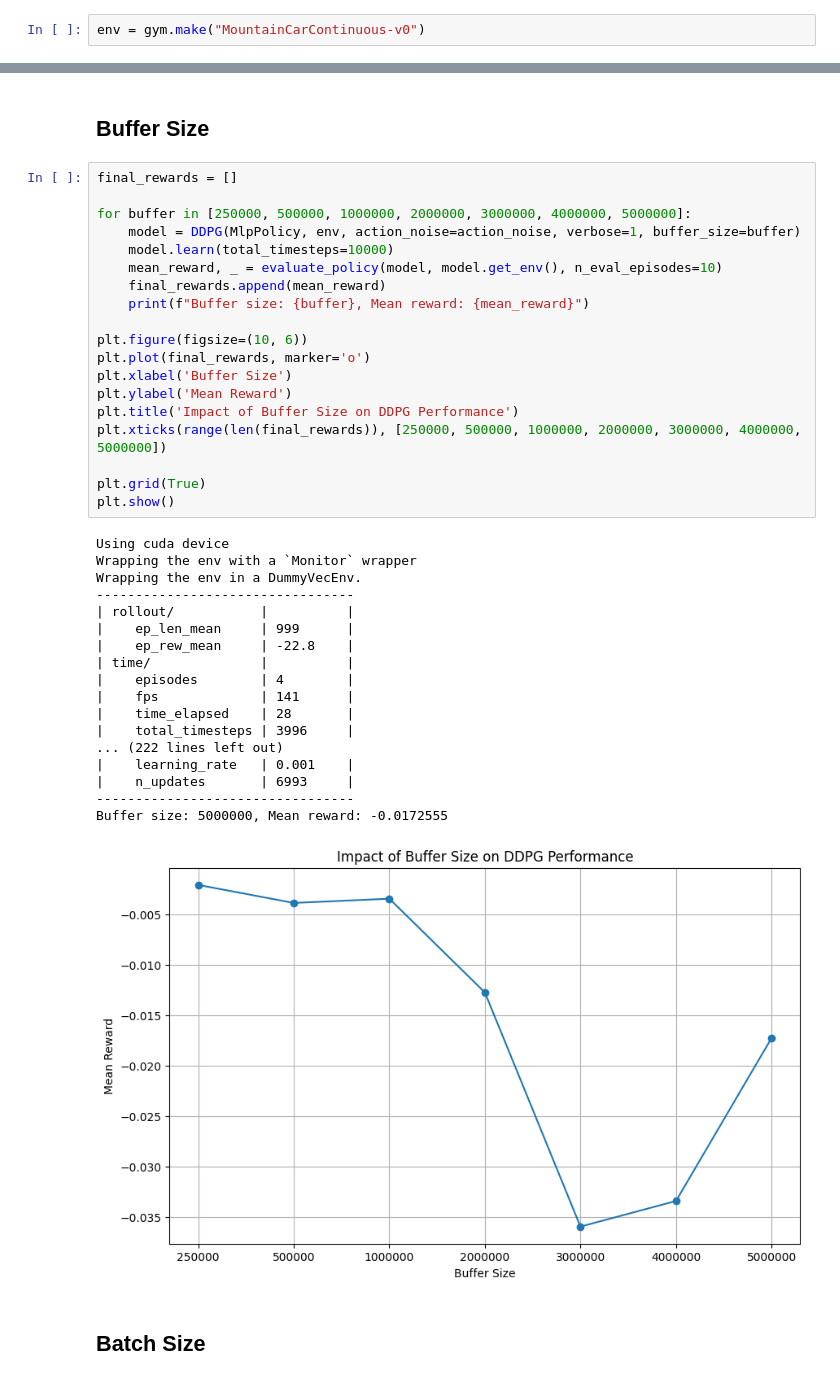
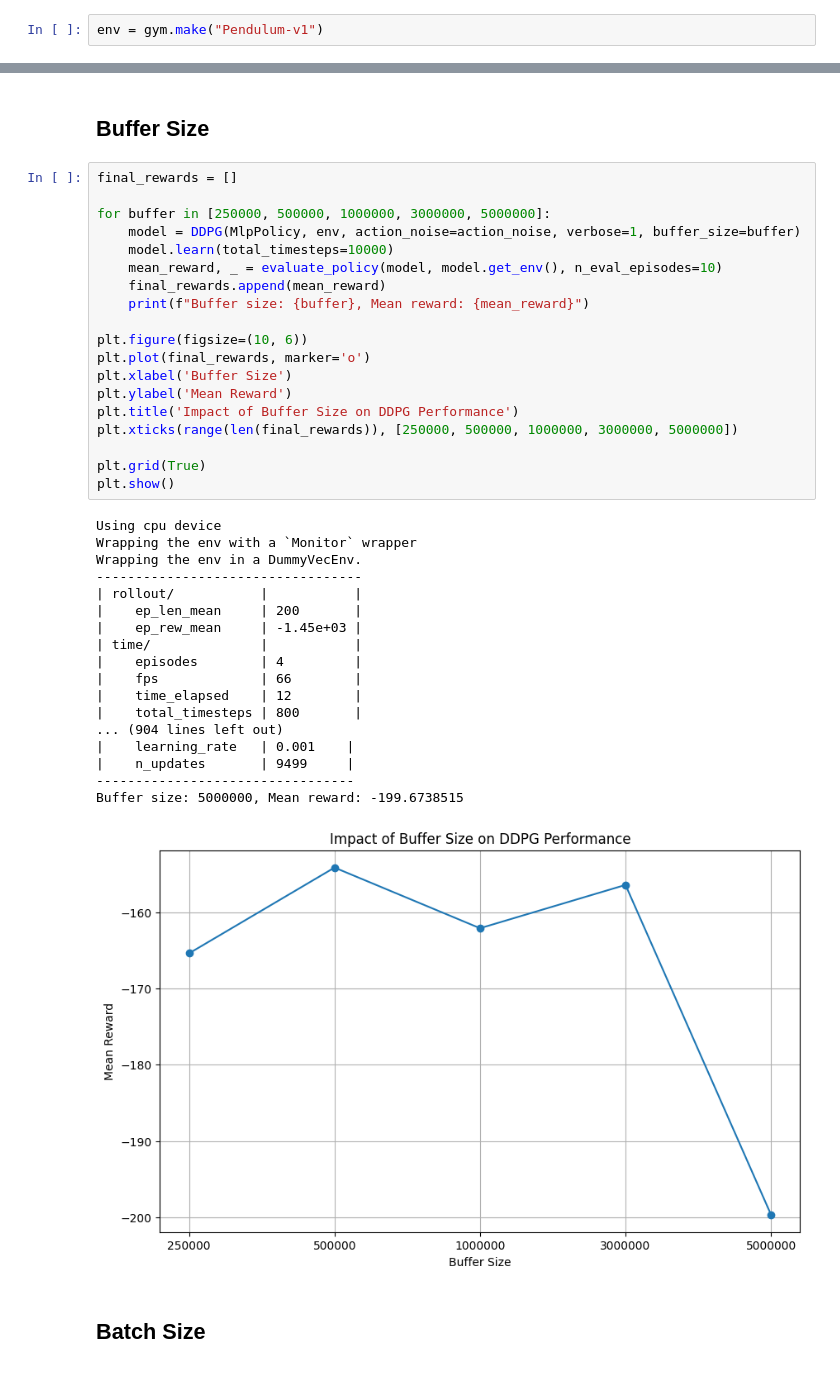
Before and after one commit to Cloudsky01/reinforcment-learning-project, a Jupyter notebook: ddpg.ipynb, the cells around one changed output, grey strips where cells are left out. Drawn from its saved outputs; the diff is of its cells as text.

```diff
--- a/ddpg.ipynb
+++ b/ddpg.ipynb
@@ -11,7 +11,7 @@ from stable_baselines3.ddpg.policies import MlpPolicy
 # %% [markdown]
 Select the environment
 # %%
-env = gym.make("MountainCarContinuous-v0")
+env = gym.make("Pendulum-v1")
 # %% [markdown]
 Configure DDPG
 # %%
@@ -167,41 +166,41 @@ Sigma: 0.5, Mean reward: -0.019563
 # %%
 final_rewards = []
 
-for buffer in [250000, 500000, 1000000, 2000000, 3000000, 4000000, 5000000]:
+for buffer in [250000, 500000, 1000000, 3000000, 5000000]:
     model = DDPG(MlpPolicy, env, action_noise=action_noise, verbose=1, buffer_size=buffer)
     model.learn(total_timesteps=10000)
     mean_reward, _ = evaluate_policy(model, model.get_env(), n_eval_episodes=10)
     final_rewards.append(mean_reward)
     print(f"Buffer size: {buffer}, Mean reward: {mean_reward}")
 
 plt.figure(figsize=(10, 6))
 plt.plot(final_rewards, marker='o')
 plt.xlabel('Buffer Size')
 plt.ylabel('Mean Reward')
 plt.title('Impact of Buffer Size on DDPG Performance')
-plt.xticks(range(len(final_rewards)), [250000, 500000, 1000000, 2000000, 3000000, 4000000, 5000000])
+plt.xticks(range(len(final_rewards)), [250000, 500000, 1000000, 3000000, 5000000])
 
 plt.grid(True)
 plt.show()
 # %% [output]
-Using cuda device
+Using cpu device
 Wrapping the env with a `Monitor` wrapper
 Wrapping the env in a DummyVecEnv.
+----------------------------------
+| rollout/           |           |
+|    ep_len_mean     | 200       |
+|    ep_rew_mean     | -1.45e+03 |
+| time/              |           |
+|    episodes        | 4         |
+|    fps             | 66        |
+|    time_elapsed    | 12        |
+|    total_timesteps | 800       |
+... (904 lines left out)
+|    learning_rate   | 0.001    |
+|    n_updates       | 9499     |
 ---------------------------------
-| rollout/           |          |
-|    ep_len_mean     | 999      |
-|    ep_rew_mean     | -22.8    |
-| time/              |          |
-|    episodes        | 4        |
-|    fps             | 141      |
-|    time_elapsed    | 28       |
-|    total_timesteps | 3996     |
-... (222 lines left out)
-|    learning_rate   | 0.001    |
-|    n_updates       | 6993     |
----------------------------------
-Buffer size: 5000000, Mean reward: -0.0172555
+Buffer size: 5000000, Mean reward: -199.6738515
-[figure, old version]
+[figure, new version]
 # %% [markdown]
 ## Batch Size
 # %%
```
Also changed, not shown: parts of 8 cells of this notebook.
